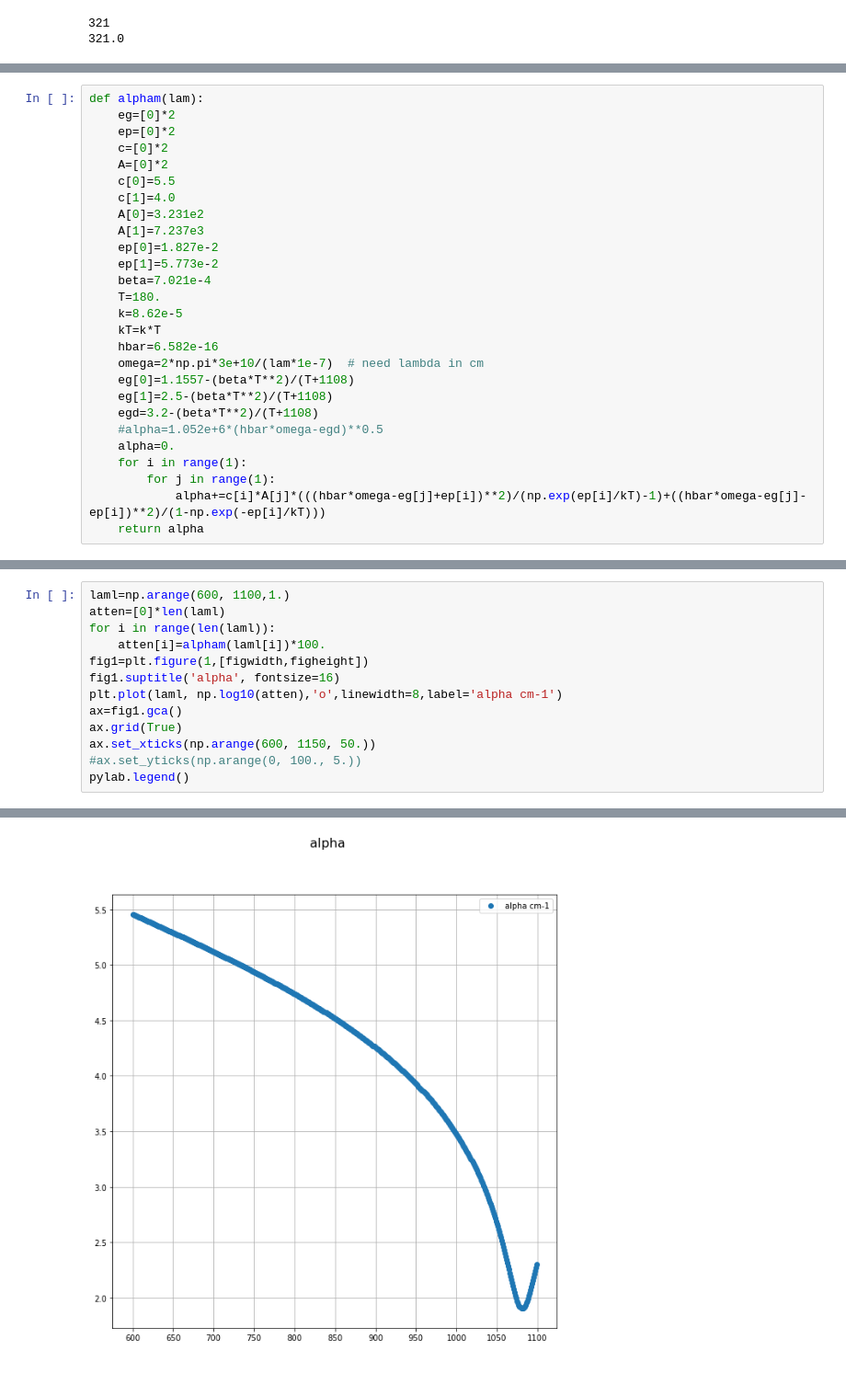
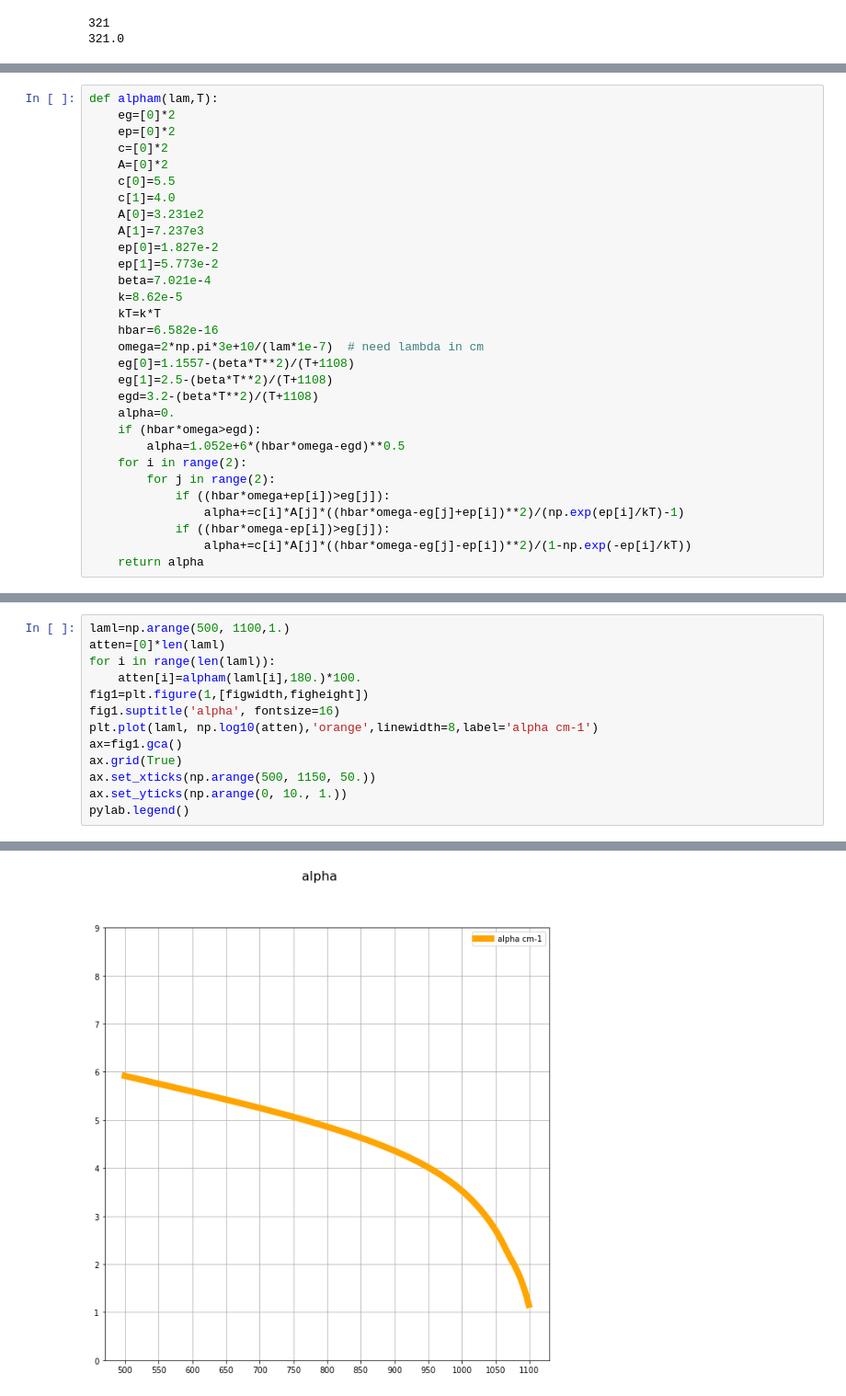
Before and after one commit to smr456/QE-working-area, a Jupyter notebook: QE_v3.ipynb, the cells around one changed output, grey strips where cells are left out. Shown at 92% size. Saved outputs shown, nothing was run; the diff lists cells and outputs as text.

```diff
--- a/QE_v3.ipynb
+++ b/QE_v3.ipynb
@@ -587,5 +588,5 @@ Now, we don't like forcing the QE to zero above 1025 microns, so let's use the m
 # %%
-def alpham(lam):
+def alpham(lam,T):
     eg=[0]*2
     ep=[0]*2
     c=[0]*2
@@ -597,7 +598,6 @@ def alpham(lam):
     ep[0]=1.827e-2
     ep[1]=5.773e-2
     beta=7.021e-4
-    T=180.
     k=8.62e-5
     kT=k*T
     hbar=6.582e-16
@@ -605,9 +605,13 @@ def alpham(lam):
     eg[0]=1.1557-(beta*T**2)/(T+1108)
     eg[1]=2.5-(beta*T**2)/(T+1108)
     egd=3.2-(beta*T**2)/(T+1108)
-    #alpha=1.052e+6*(hbar*omega-egd)**0.5
     alpha=0.
-    for i in range(1):
-        for j in range(1):
-            alpha+=c[i]*A[j]*(((hbar*omega-eg[j]+ep[i])**2)/(np.exp(ep[i]/kT)-1)+((hbar*omega-eg[j]-ep[i])**2)/(1-np.exp(-ep[i]/kT)))
+    if (hbar*omega>egd):
+        alpha=1.052e+6*(hbar*omega-egd)**0.5
+    for i in range(2):
+        for j in range(2):
+            if ((hbar*omega+ep[i])>eg[j]):
+                alpha+=c[i]*A[j]*((hbar*omega-eg[j]+ep[i])**2)/(np.exp(ep[i]/kT)-1)
+            if ((hbar*omega-ep[i])>eg[j]):
+                alpha+=c[i]*A[j]*((hbar*omega-eg[j]-ep[i])**2)/(1-np.exp(-ep[i]/kT))
     return alpha
@@ -618,16 +618,16 @@ print(alpham(1000.))
 # %%
-laml=np.arange(600, 1100,1.)
+laml=np.arange(500, 1100,1.)
 atten=[0]*len(laml)
 for i in range(len(laml)):
-    atten[i]=alpham(laml[i])*100.
+    atten[i]=alpham(laml[i],180.)*100.
 fig1=plt.figure(1,[figwidth,figheight])
 fig1.suptitle('alpha', fontsize=16)
-plt.plot(laml, np.log10(atten),'o',linewidth=8,label='alpha cm-1')
+plt.plot(laml, np.log10(atten),'orange',linewidth=8,label='alpha cm-1')
 ax=fig1.gca()
 ax.grid(True)
-ax.set_xticks(np.arange(600, 1150, 50.))
-#ax.set_yticks(np.arange(0, 100., 5.))
+ax.set_xticks(np.arange(500, 1150, 50.))
+ax.set_yticks(np.arange(0, 10., 1.))
 pylab.legend()
 # %% [output]
 <matplotlib.legend.Legend at 0x...>
-[figure, old version]
+[figure, new version]
```
Also changed, not shown: parts of 4 cells of this notebook.
